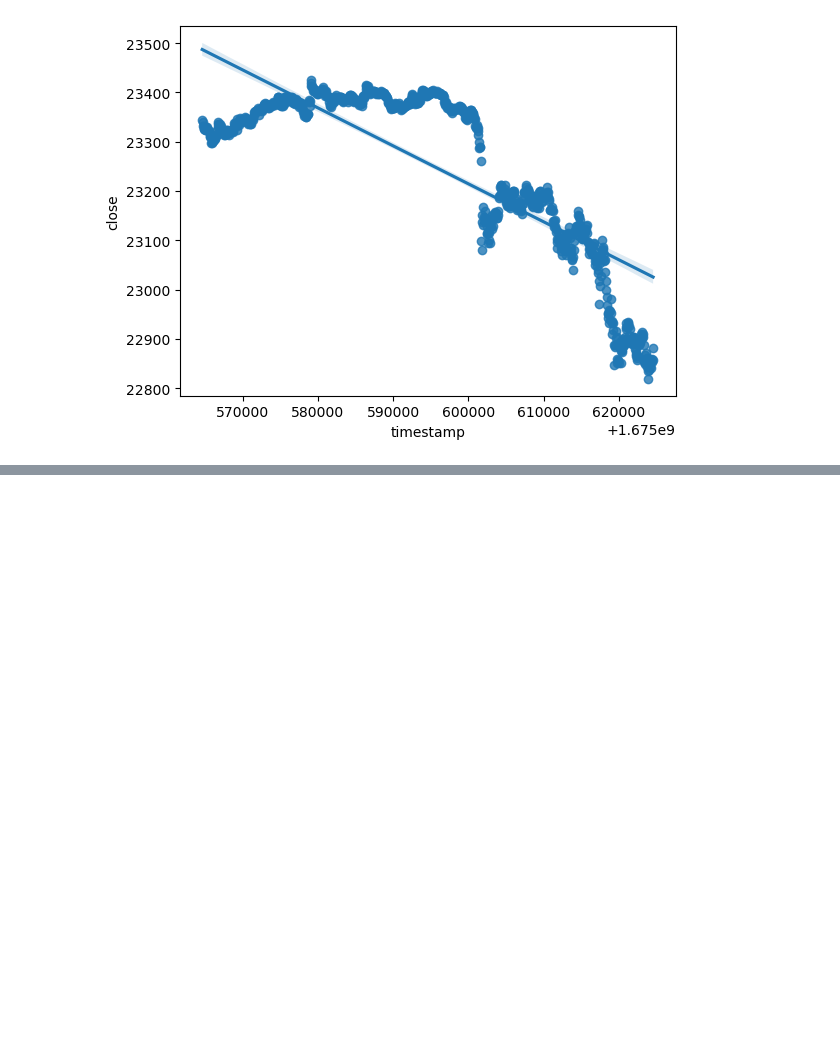
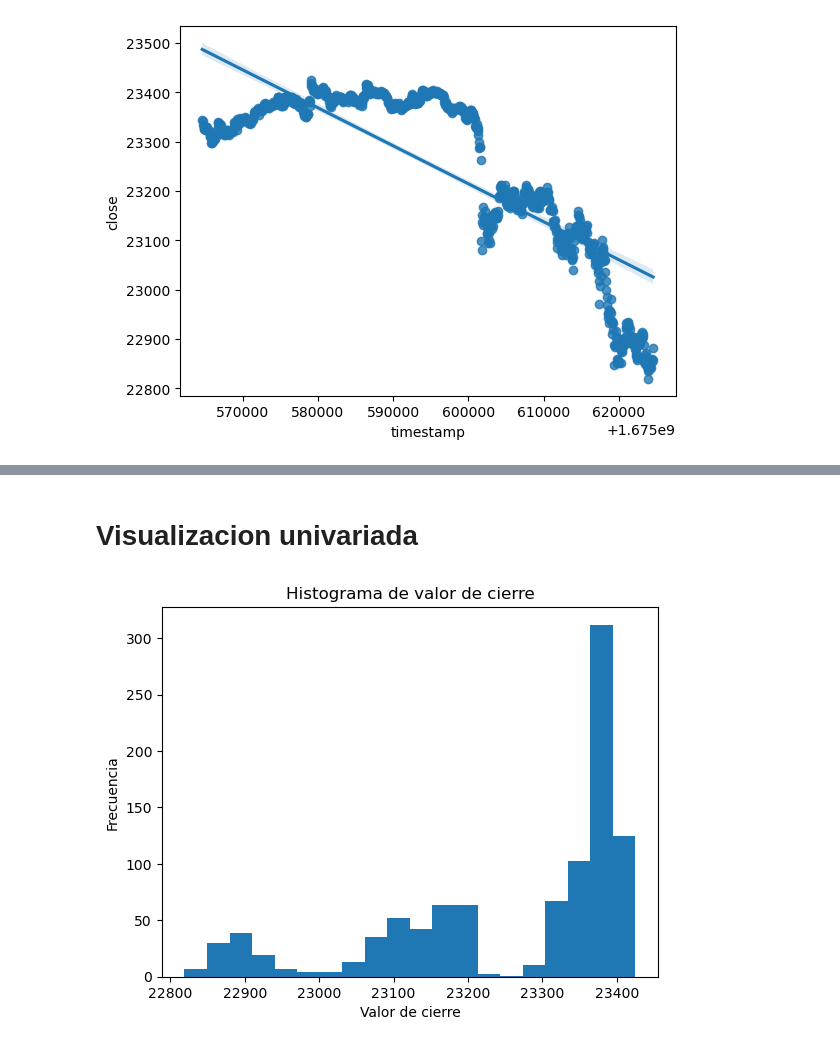
Before and after one commit to geko96/DataScience, a Jupyter notebook: Estructurando un Proyecto de DS (parte I).ipynb, the cells around one changed output, grey strips where cells are left out. Saved outputs shown, nothing was run; the diff lists cells and outputs as text; code cells hidden in the pictures; blank space fills up the shorter version.

```diff
--- a/Estructurando un Proyecto de DS (parte I).ipynb
+++ b/Estructurando un Proyecto de DS (parte I).ipynb
@@ -34,0 +63,10 @@ sns.regplot(x='timestamp', y='close', data=df)
+# %% [markdown]
+# Visualizacion univariada
+# %%
+plt.hist(df["close"], bins=20)
+plt.xlabel("Valor de cierre")
+plt.ylabel("Frecuencia")
+plt.title("Histograma de valor de cierre")
+plt.show()
+# %% [output]
+[figure, added]
```
Also changed, not shown: parts of 9 cells of this notebook.
